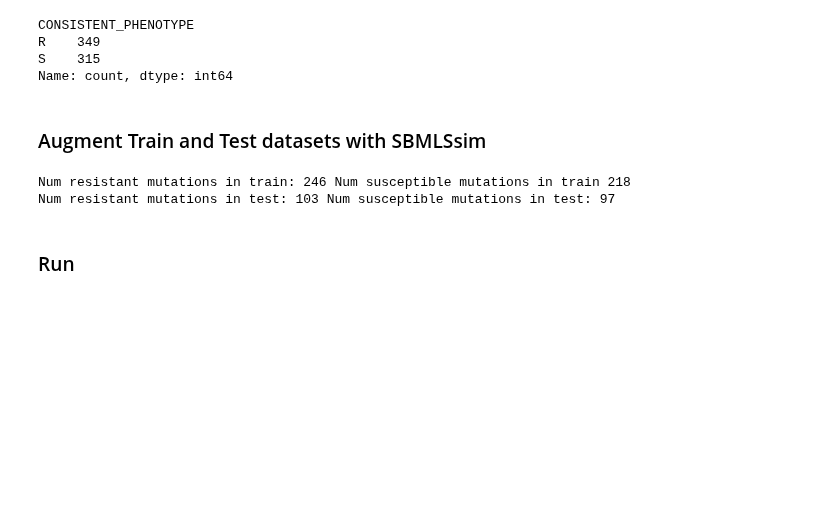
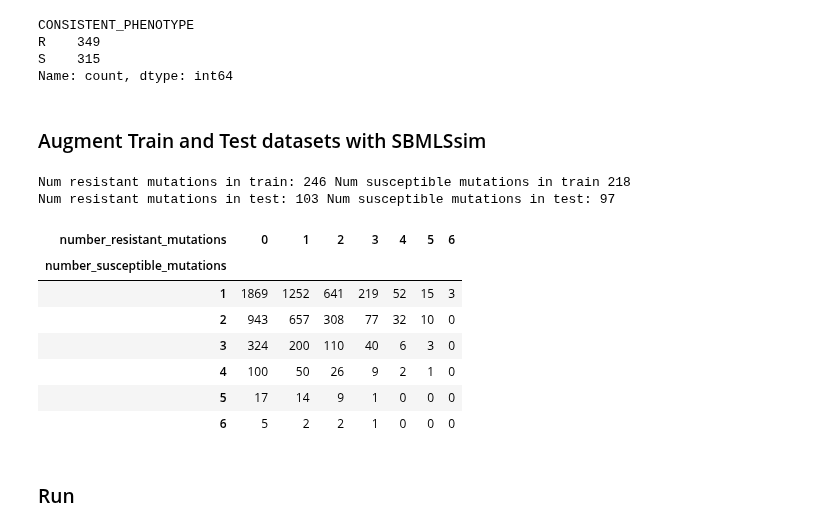
Before and after one commit to fowler-lab/tb-pnca-gnn, a Jupyter notebook: dd_pnca/pnca_run.ipynb, the cells around one changed output. Saved outputs shown, nothing was run; the diff lists cells and outputs as text; code cells hidden in the pictures; blank space fills up the shorter version.

```diff
--- a/dd_pnca/pnca_run.ipynb
+++ b/dd_pnca/pnca_run.ipynb
@@ -137,6 +137,17 @@ train_sequences.rename(columns = {'pncA':'allele'}, inplace=True)
 test_sequences.rename(columns = {'pncA':'allele'}, inplace=True)
 # %%
 sequences_dict = {'train': train_sequences, 'test': test_sequences}
+# %%
+pd.crosstab(sequences_dict['train'].number_susceptible_mutations, sequences_dict['train'].number_resistant_mutations)
+# %% [output]
+| number_resistant_mutations | 0 | 1 | 2 | 3 | 4 | 5 | 6 |
+| number_susceptible_mutations |  |  |  |  |  |  |  |
+| 1 | 1869 | 1252 | 641 | 219 | 52 | 15 | 3 |
+| 2 | 943 | 657 | 308 | 77 | 32 | 10 | 0 |
+| 3 | 324 | 200 | 110 | 40 | 6 | 3 | 0 |
+| 4 | 100 | 50 | 26 | 9 | 2 | 1 | 0 |
+| 5 | 17 | 14 | 9 | 1 | 0 | 0 | 0 |
+| 6 | 5 | 2 | 2 | 1 | 0 | 0 | 0 |
 # %% [markdown]
 ### Run
 # %%
```
Also changed, not shown: parts of 13 cells of this notebook, 3 other files.
